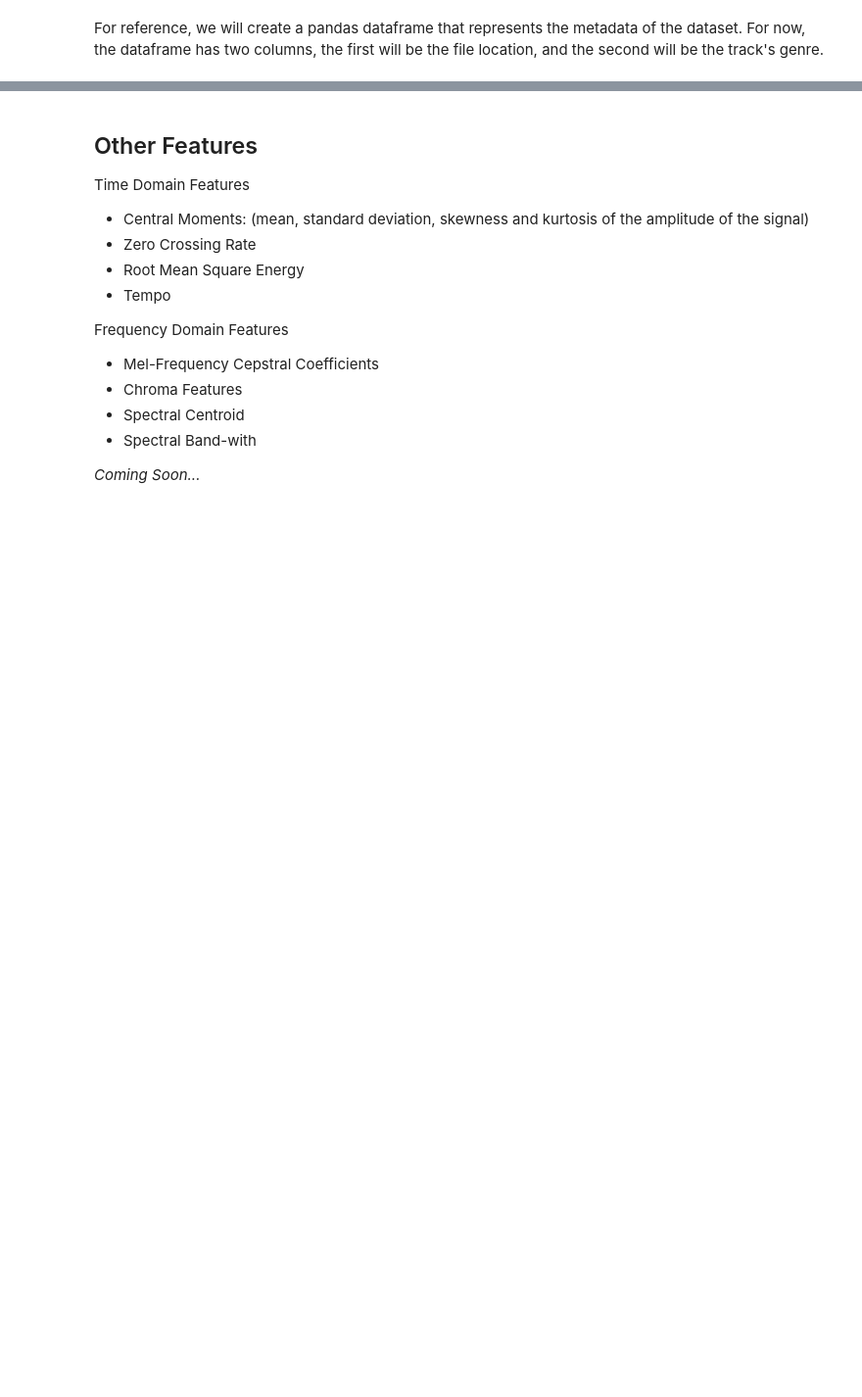
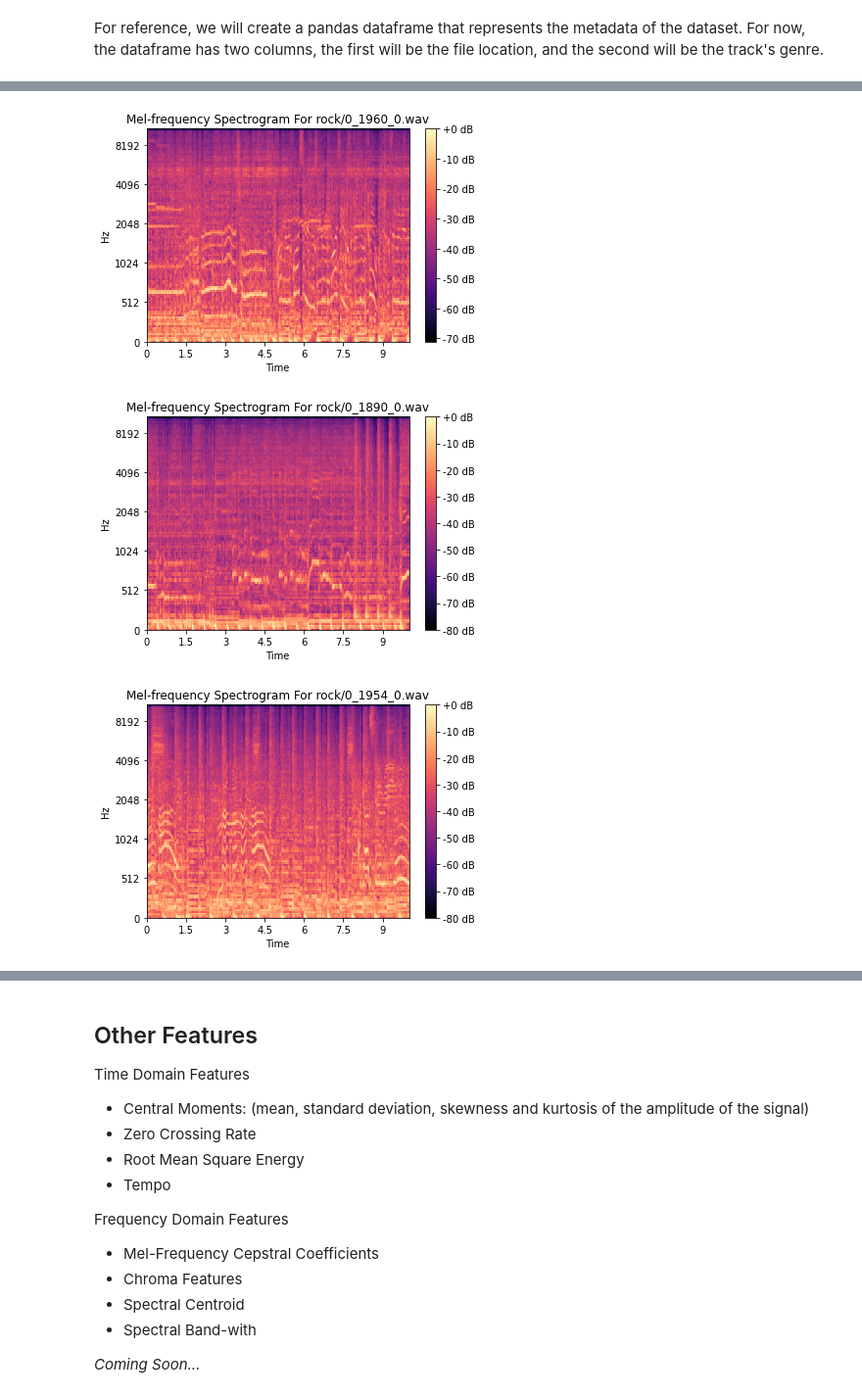
Before and after one commit to xnell90/Music-Genre-Classifier, a Jupyter notebook: data/exploratory_data_analysis.ipynb, the cells around one changed output, grey strips where cells are left out. Shown at 98% size. Saved outputs shown, nothing was run; the diff lists cells and outputs as text; code cells hidden in the pictures; blank space fills up the shorter version.

```diff
--- a/data/exploratory_data_analysis.ipynb
+++ b/data/exploratory_data_analysis.ipynb
@@ -62,0 +110,7 @@ A spectrogram is a 2D representation of a signal, having time on the x-axis and
+# %%
+#Randomly sample three Rock songs from our dataset.
+display_sample_melspectrograms('rock')
+# %% [output]
+[figure, added]
+[figure, added]
+[figure, added]
```
Also changed, not shown: parts of 10 cells of this notebook, 1 other file.
